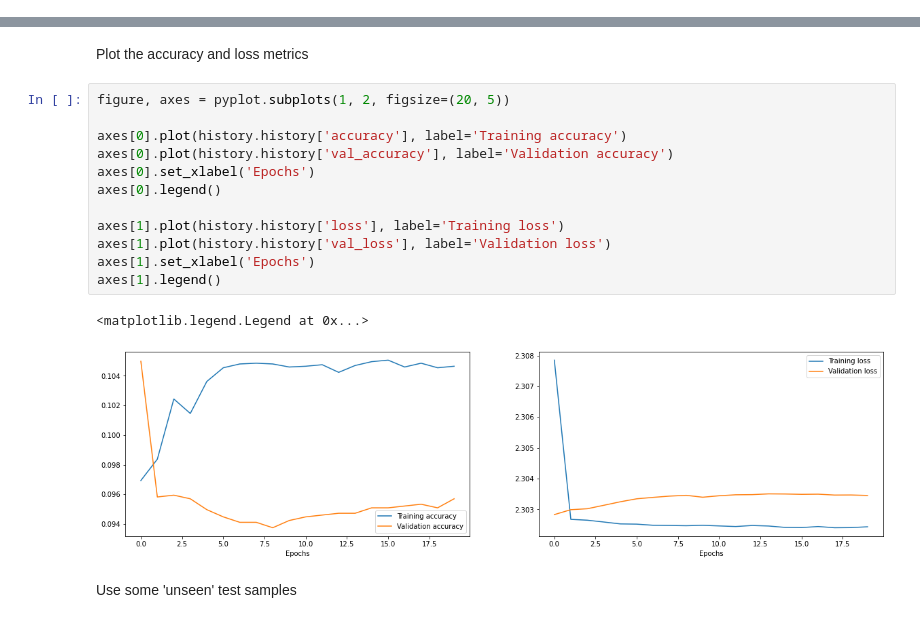
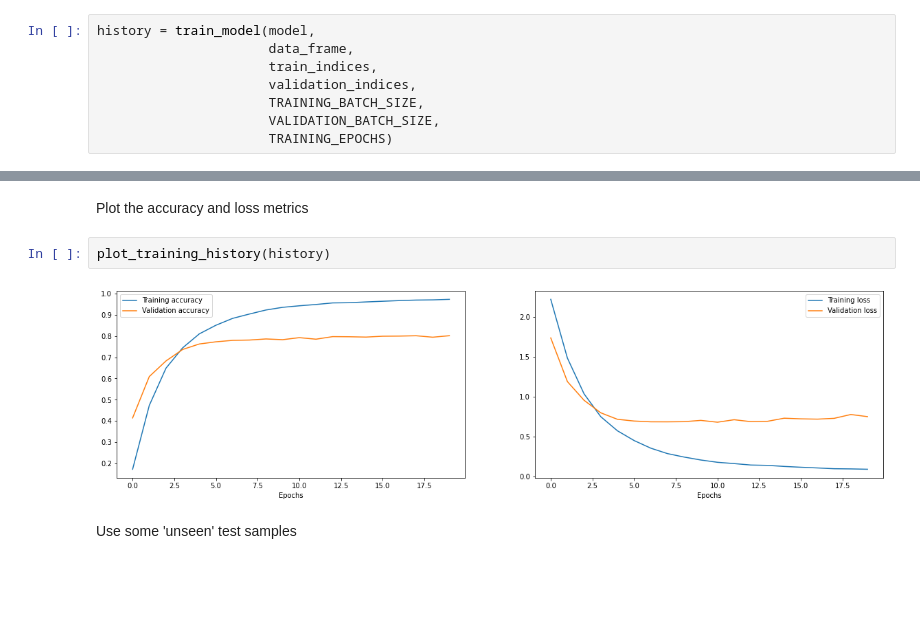
Before and after one commit to T-Visor/captcha-tensorflow, a Jupyter notebook: notebooks/complex-captcha-solver.ipynb, the cells around one changed output, grey strips where cells are left out. Cells and saved outputs as stored; diff of their text form; blank space fills up the shorter version.

```diff
--- a/notebooks/complex-captcha-solver.ipynb
+++ b/notebooks/complex-captcha-solver.ipynb
@@ -159,0 +96,8 @@ Epoch 20/20
+# %%
+history = train_model(model,
+                      data_frame,
+                      train_indices,
+                      validation_indices,
+                      TRAINING_BATCH_SIZE,
+                      VALIDATION_BATCH_SIZE,
+                      TRAINING_EPOCHS)
@@ -162,21 +124,10 @@ Epoch 20/20
 ## Analyze Model Performance
 # %% [markdown]
 Plot the accuracy and loss metrics
-# %%
-figure, axes = pyplot.subplots(1, 2, figsize=(20, 5))
-
-axes[0].plot(history.history['accuracy'], label='Training accuracy')
-axes[0].plot(history.history['val_accuracy'], label='Validation accuracy')
-axes[0].set_xlabel('Epochs')
-axes[0].legend()
-
-axes[1].plot(history.history['loss'], label='Training loss')
-axes[1].plot(history.history['val_loss'], label='Validation loss')
-axes[1].set_xlabel('Epochs')
-axes[1].legend()
-# %% [output]
-<matplotlib.legend.Legend at 0x...>
-[figure, removed]
+# %%
+plot_training_history(history)
+# %% [output]
+[figure, added]
 # %% [markdown]
 Use some 'unseen' test samples
 # %%
```
Also changed, not shown: parts of 19 cells of this notebook, 3 other files.
